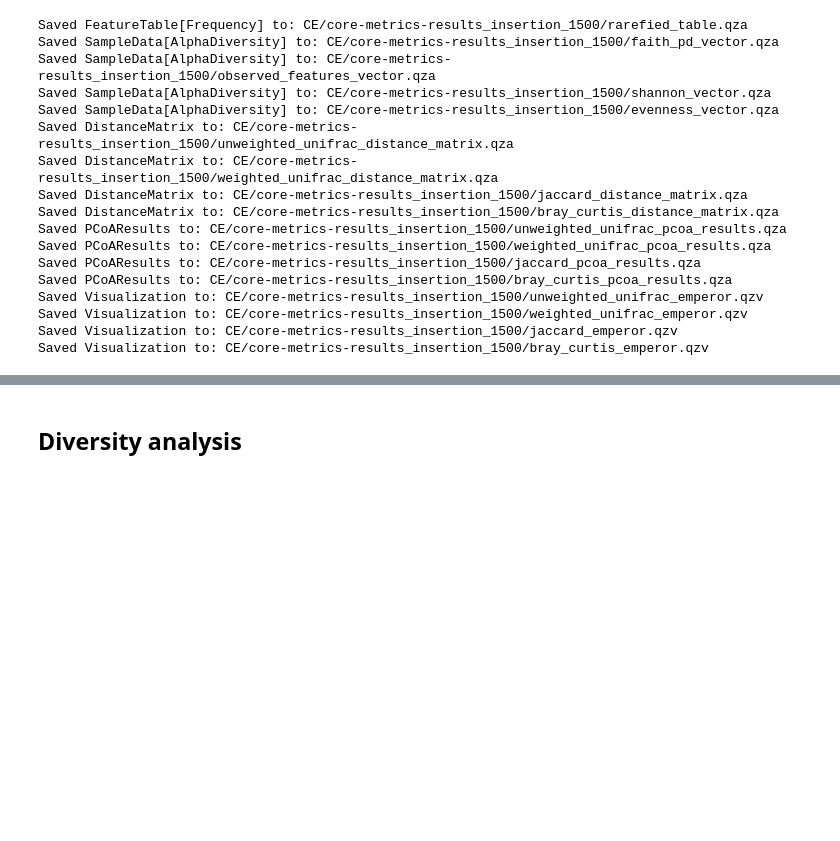
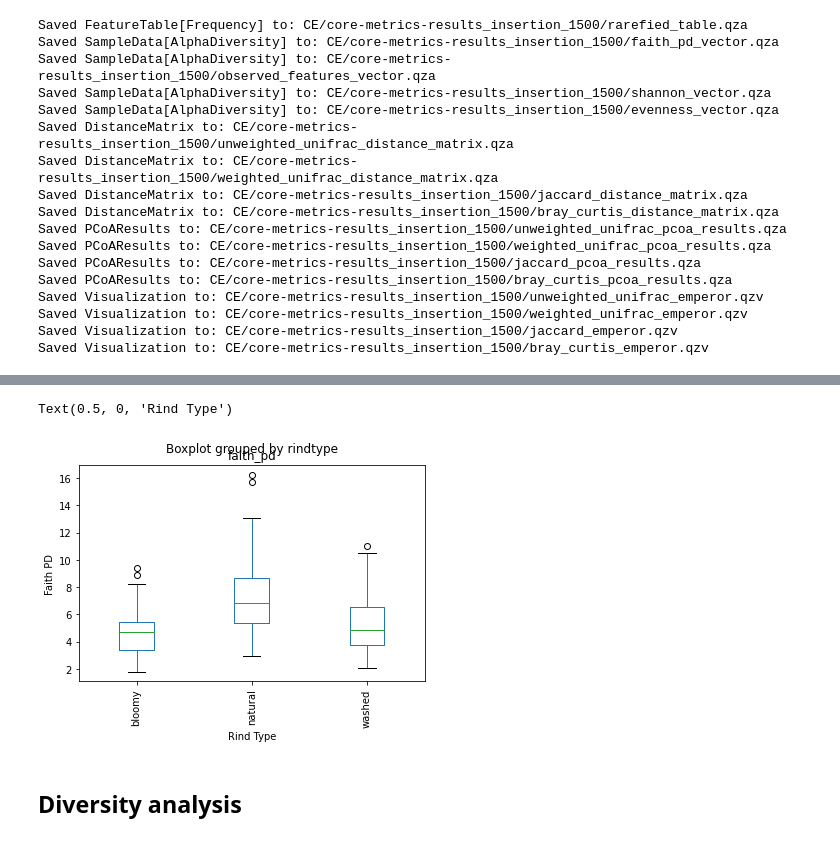
Before and after one commit to besutter1/Cheez-Eyez, a Jupyter notebook: diversity.ipynb, the cells around one changed output, grey strips where cells are left out. Drawn from its saved outputs; the diff is of its cells as text; code cells hidden in the pictures; blank space fills up the shorter version.

```diff
--- a/diversity.ipynb
+++ b/diversity.ipynb
@@ -110,0 +138,3 @@ Saved Visualization to: CE/core-metrics-results_insertion_1500/bray_curtis_emper
+# %%
+art = q2.Artifact.load(os.path.join(data_dir, 'core-metrics-results_insertion_1500/faith_pd_vector.qza')).view(pd.Series)
+md = pd.read_csv(os.path.join(data_dir, 'food-metadata.tsv'), sep='\t', index_col=0)['rindtype']
@@ -111,3 +157,14 @@ Saved Visualization to: CE/core-metrics-results_insertion_1500/bray_curtis_emper
+# %%
+#no change, same rows and columns
+artmd = pd.concat([art, md], join = 'inner', axis = 1).dropna()
+# %%
+# make a boxplot with Faith PD on the y-axis and "sample_type" on the x-axis (hint: look at the "by" parameter)
+artmd.boxplot(by = 'rindtype', rot=90, grid = False)
+plt.ylabel('Faith PD')
+plt.xlabel('Rind Type')
+# %% [output]
+Text(0.5, 0, 'Rind Type')
+[figure, added]
 # %% [markdown]
 ## Diversity analysis
 # %% [markdown]
```
Also changed, not shown: parts of 7 cells of this notebook.
